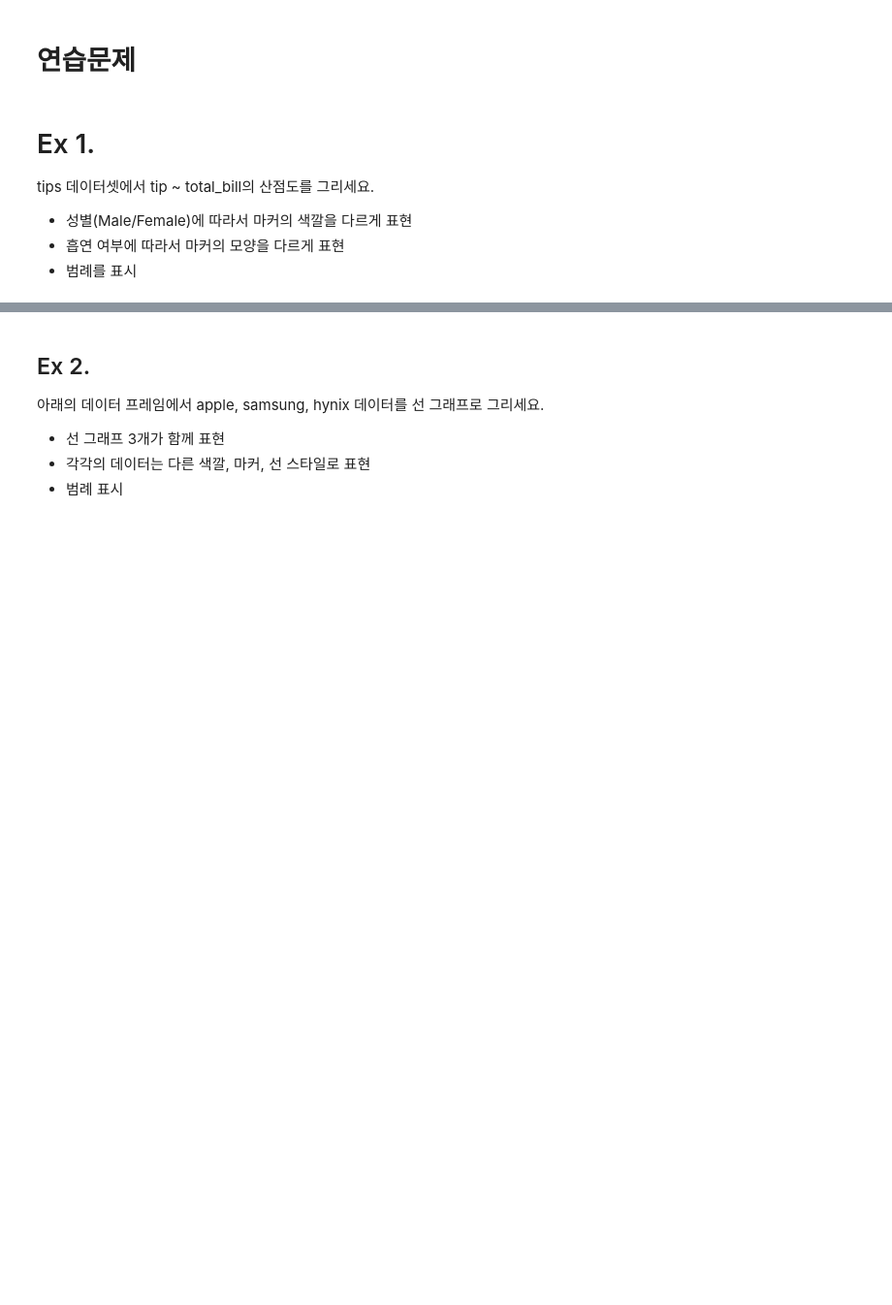
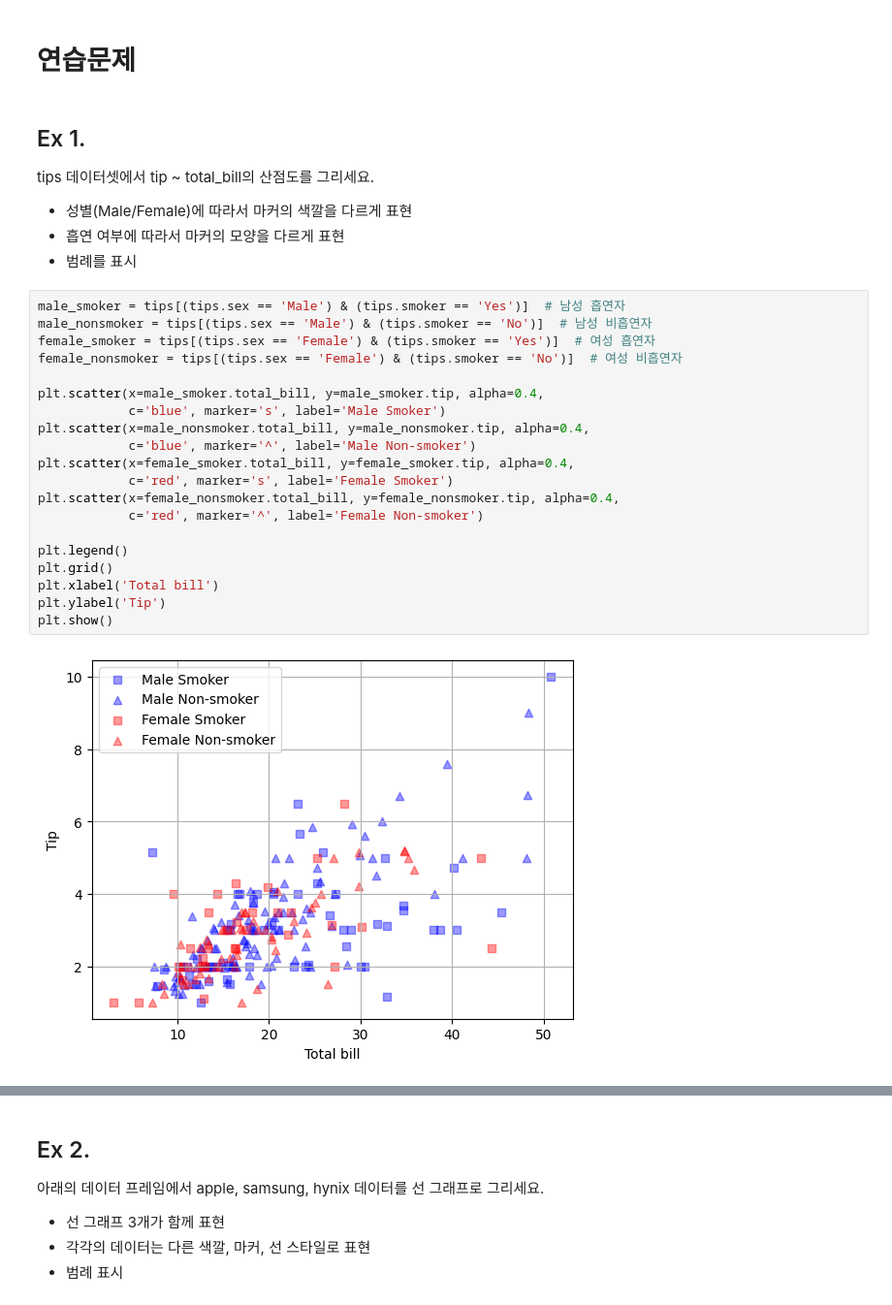
Before and after one commit to JakeOh/202504_itwill_oracle88, a Jupyter notebook: python20.ipynb, the cells around one changed output, grey strips where cells are left out. Shown at 97% size. Drawn from its saved outputs; the diff is of its cells as text; blank space fills up the shorter version.

```diff
--- a/python20.ipynb
+++ b/python20.ipynb
@@ -567,8 +567,30 @@ plt.show()
 # %% [markdown]
 # 연습문제
 # %% [markdown]
-# Ex 1.
+## Ex 1.
 tips 데이터셋에서 tip ~ total_bill의 산점도를 그리세요.
 *   성별(Male/Female)에 따라서 마커의 색깔을 다르게 표현
 *   흡연 여부에 따라서 마커의 모양을 다르게 표현
 *   범례를 표시
+# %%
+male_smoker = tips[(tips.sex == 'Male') & (tips.smoker == 'Yes')]  # 남성 흡연자
+male_nonsmoker = tips[(tips.sex == 'Male') & (tips.smoker == 'No')]  # 남성 비흡연자
+female_smoker = tips[(tips.sex == 'Female') & (tips.smoker == 'Yes')]  # 여성 흡연자
+female_nonsmoker = tips[(tips.sex == 'Female') & (tips.smoker == 'No')]  # 여성 비흡연자
+
+plt.scatter(x=male_smoker.total_bill, y=male_smoker.tip, alpha=0.4,
+            c='blue', marker='s', label='Male Smoker')
+plt.scatter(x=male_nonsmoker.total_bill, y=male_nonsmoker.tip, alpha=0.4,
+            c='blue', marker='^', label='Male Non-smoker')
+plt.scatter(x=female_smoker.total_bill, y=female_smoker.tip, alpha=0.4,
+            c='red', marker='s', label='Female Smoker')
+plt.scatter(x=female_nonsmoker.total_bill, y=female_nonsmoker.tip, alpha=0.4,
+            c='red', marker='^', label='Female Non-smoker')
+
+plt.legend()
+plt.grid()
+plt.xlabel('Total bill')
+plt.ylabel('Tip')
+plt.show()
+# %% [output]
+[figure, added]
```
Also changed, not shown: parts of 3 cells of this notebook.
